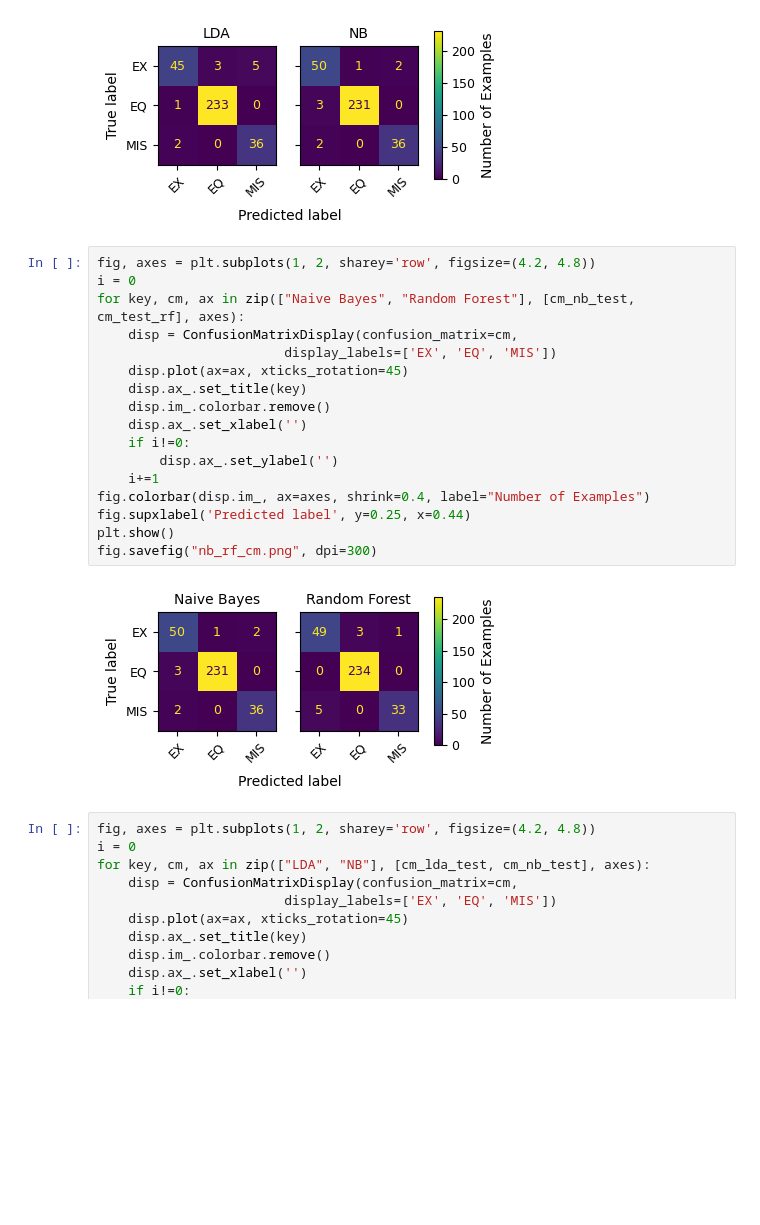
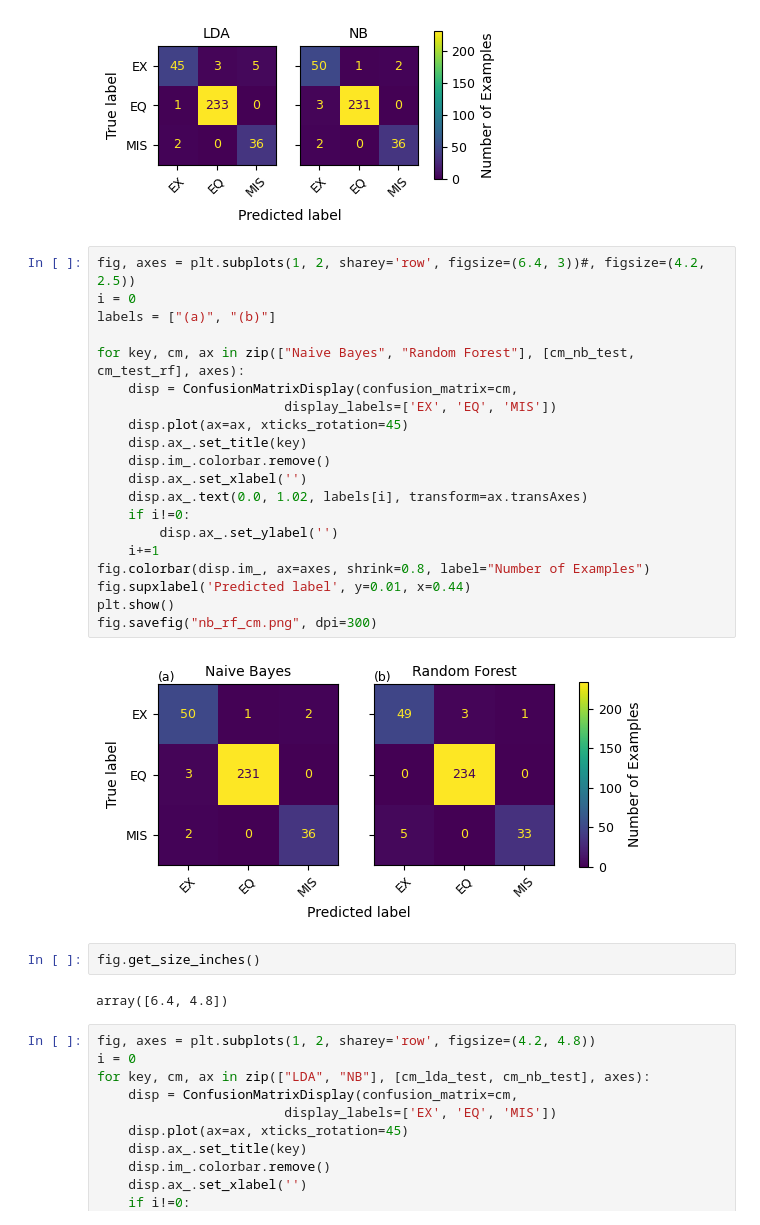
Before and after one commit to armstrong06/UT_event_classifier, a Jupyter notebook: notebooks/NBAndLDASelectedFeatures.ipynb, the cells around one changed output. Drawn from its saved outputs; the diff is of its cells as text; blank space fills up the shorter version.

Commit message:
plot subpanel labels

```diff
--- a/notebooks/NBAndLDASelectedFeatures.ipynb
+++ b/notebooks/NBAndLDASelectedFeatures.ipynb
@@ -419,24 +419,31 @@ plt.show()
 # %% [output]
 [figure]
 # %%
-fig, axes = plt.subplots(1, 2, sharey='row', figsize=(4.2, 4.8))
+fig, axes = plt.subplots(1, 2, sharey='row', figsize=(6.4, 3))#, figsize=(4.2, 2.5))
 i = 0
+labels = ["(a)", "(b)"]
+
 for key, cm, ax in zip(["Naive Bayes", "Random Forest"], [cm_nb_test, cm_test_rf], axes):
     disp = ConfusionMatrixDisplay(confusion_matrix=cm,
                         display_labels=['EX', 'EQ', 'MIS'])
     disp.plot(ax=ax, xticks_rotation=45)
     disp.ax_.set_title(key)
     disp.im_.colorbar.remove()
     disp.ax_.set_xlabel('')
+    disp.ax_.text(0.0, 1.02, labels[i], transform=ax.transAxes)
     if i!=0:
         disp.ax_.set_ylabel('')
     i+=1
-fig.colorbar(disp.im_, ax=axes, shrink=0.4, label="Number of Examples")
-fig.supxlabel('Predicted label', y=0.25, x=0.44)
+fig.colorbar(disp.im_, ax=axes, shrink=0.8, label="Number of Examples")
+fig.supxlabel('Predicted label', y=0.01, x=0.44)
 plt.show()
 fig.savefig("nb_rf_cm.png", dpi=300)
 # %% [output]
-[figure, old version]
+[figure, new version]
+# %%
+fig.get_size_inches()
+# %% [output]
+array([6.4, 4.8])
 # %%
 fig, axes = plt.subplots(1, 2, sharey='row', figsize=(4.2, 4.8))
 i = 0
```
Also changed, not shown: parts of 1 cell of this notebook, 1 other file.
